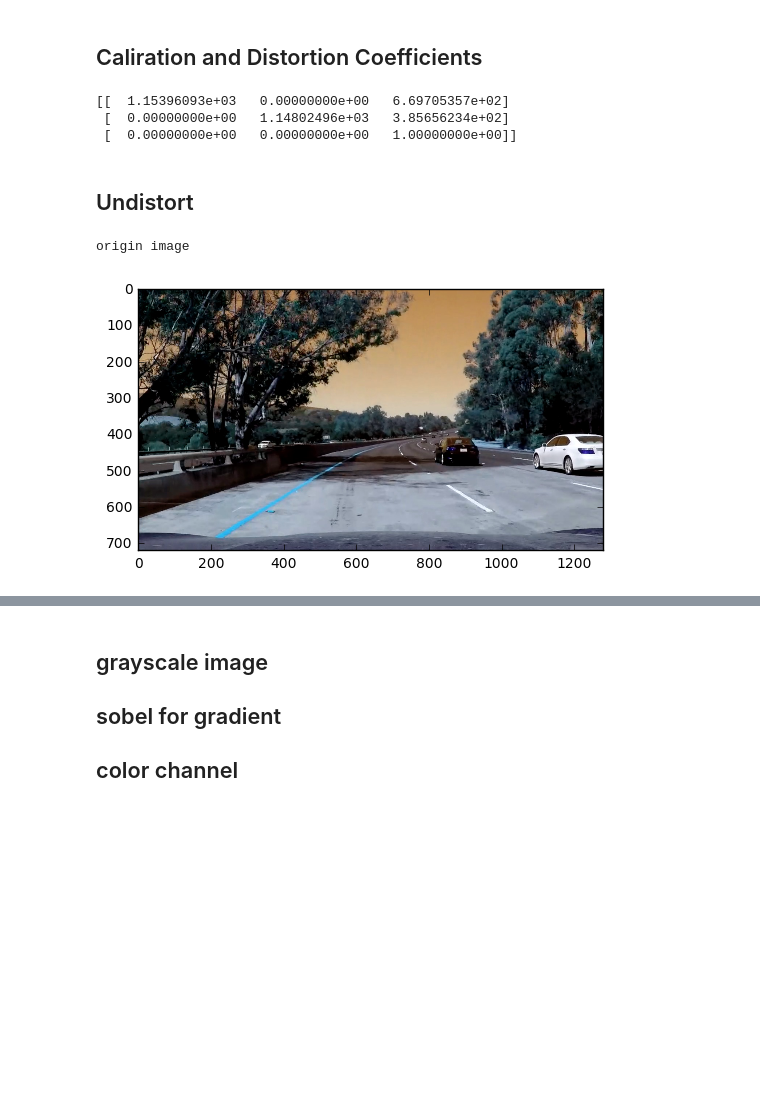
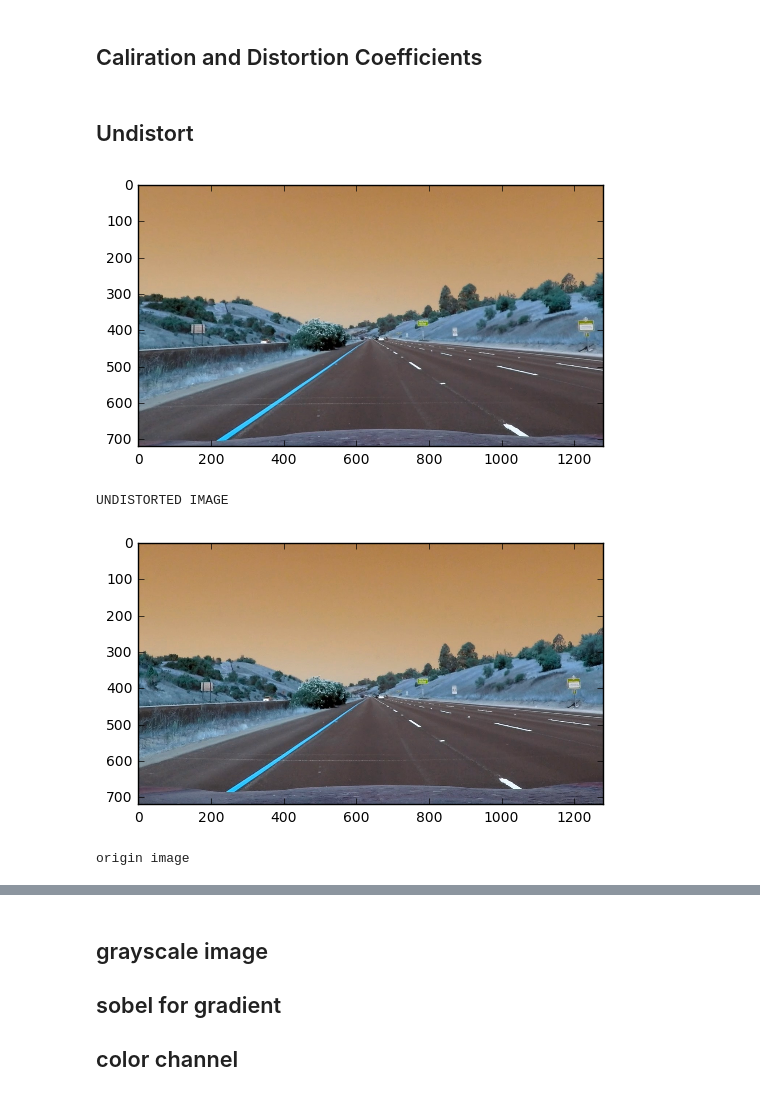
Before and after one commit to shenmutong/CarND-Advanced-Lane-Lines, a Jupyter notebook: CarND-Adv-Lane-Lines.ipynb, the cells around one changed output, grey strips where cells are left out. Drawn from its saved outputs; the diff is of its cells as text; code cells hidden in the pictures; blank space fills up the shorter version.

```diff
--- a/CarND-Adv-Lane-Lines.ipynb
+++ b/CarND-Adv-Lane-Lines.ipynb
@@ -46,27 +46,30 @@ for gray in image_gray_list:
             img_points.append(corners)
             obj_points.append(objp)
 ret,mtx,dist,revcs,tvecs = cv2.calibrateCamera(obj_points,img_points,image_gray_list[0].shape[::-1],None,None)
-print(mtx)
+#print(mtx)
 #cv2.draw
 #plt.imshow(cv)
-# %% [output]
-[[  1.15396093e+03   0.00000000e+00   6.69705357e+02]
- [  0.00000000e+00   1.14802496e+03   3.85656234e+02]
- [  0.00000000e+00   0.00000000e+00   1.00000000e+00]]
 # %% [markdown]
 ## Undistort
 # %%
-#%matplotlib inline
-%matplotlib qt
-img = cv2.imread("./test_images/test5.jpg")
+%matplotlib inline
+#%matplotlib qt
+#img = cv2.imread("./test_images/test5.jpg")
+img = cv2.imread("./test_images/straight_lines1.jpg")
 img_size = img.shape[::-1]
 # undistort the image
 def getUndistortImage(img):
     undistort = cv2.undistort(img,mtx,dist,None,mtx)
     return undistort
 print("origin image")
 plt.imshow(img)
 plt.show()
+undistorted_image = getUndistortImage(img)
+print("UNDISTORTED IMAGE")
+plt.imshow(undistorted_image)
+plt.show()
 # %% [output]
+[figure, new version]
-origin image
+UNDISTORTED IMAGE
-[figure, old version]
+[figure, added]
+origin image
```
Also changed, not shown: parts of 10 cells of this notebook, 1 other file.
